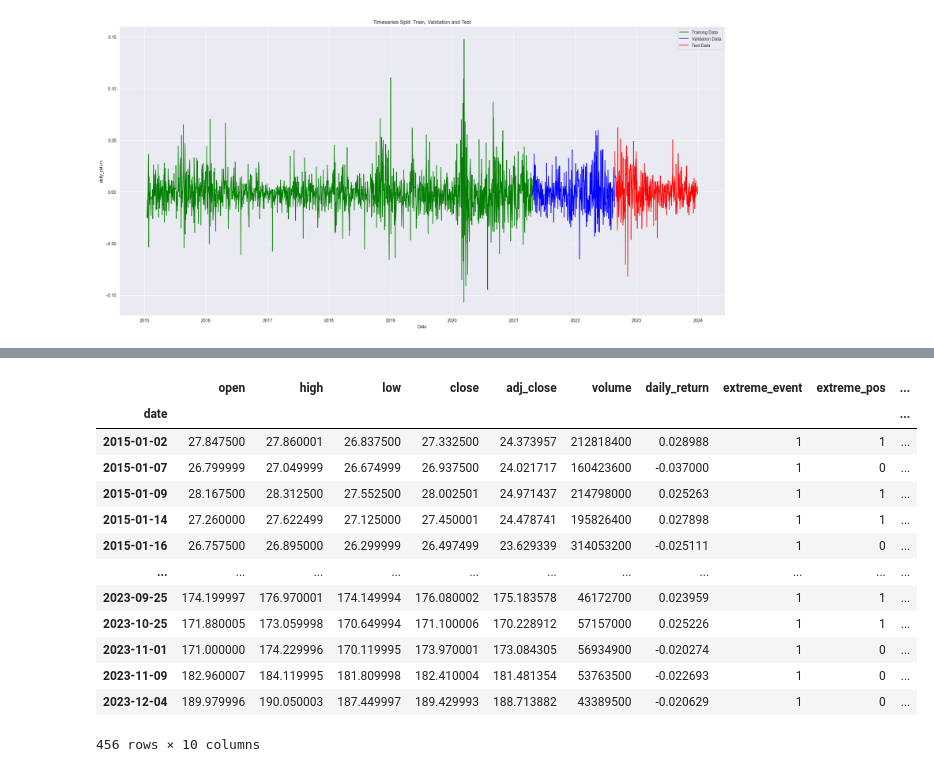
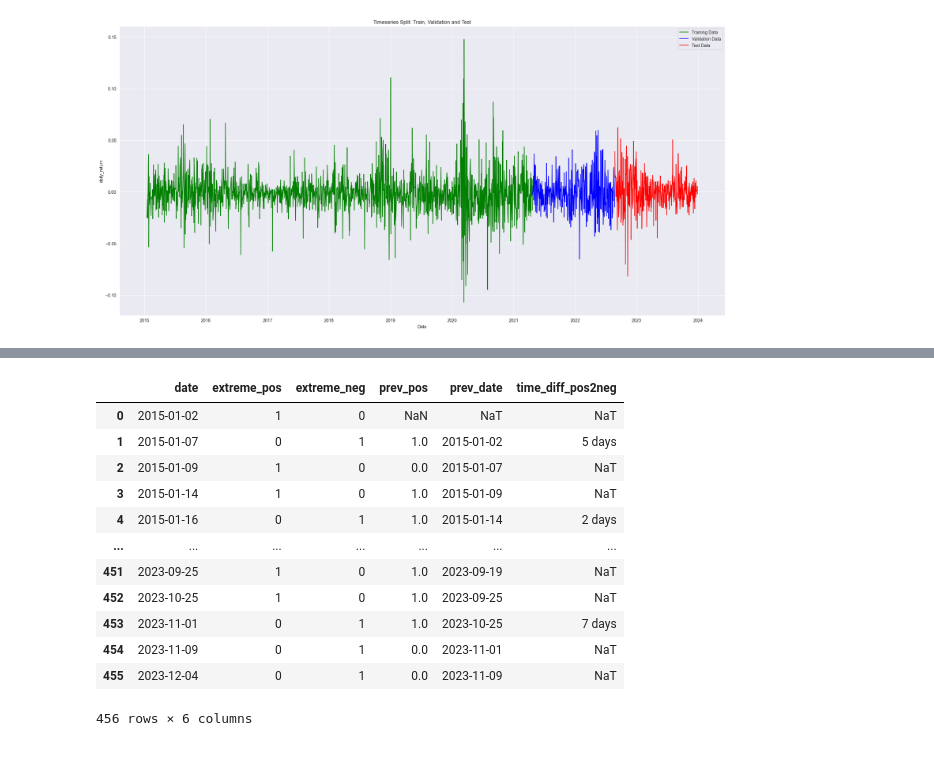
Before and after one commit to agerom/aic2_assignment, a Jupyter notebook: eda.ipynb, the cells around one changed output, grey strips where cells are left out. Drawn from its saved outputs; the diff is of its cells as text; code cells hidden in the pictures.

```diff
--- a/eda.ipynb
+++ b/eda.ipynb
@@ -470,6 +501,19 @@ mean_error 1 days 02:46:44.022346718
 # %%
-final_input_data[final_input_data['extreme_event']==1]
 #A) keep only rows extreme_pos-> extreme_neg
-
-#B) keep only rows extreme_neg -> extreme_pos
+df = final_input_data[final_input_data['extreme_event']==1][['extreme_pos','extreme_neg']]
+# Ensure the data is sorted by Date to calculate time differences correctly
+df.sort_index(inplace=True)
+df.reset_index(inplace=True)
+# Shift the Pos and Neg columns to compare consecutive rows
+df['prev_pos']  = df['extreme_pos'].shift(1)
+df['prev_date'] =df['date'].shift(1)
+#Identify rows where `Pos` changes to `Neg` (Pos was True, Neg is now True)
+pos_to_neg_mask = (df['prev_pos'] == True) & (df['extreme_neg'] == True)
+# Calculate the time difference for rows matching the mask
+df['time_diff_pos2neg'] = df['date'] - df['prev_date']
+df['time_diff_pos2neg'] = df['time_diff_pos2neg'].where(pos_to_neg_mask)
+print("mean",df['time_diff_pos2neg'].mean())
+print("std",df['time_diff_pos2neg'].std())
+print("mean_error",df['time_diff_pos2neg'].std()/np.sqrt(df.shape[0]))
+df
 # %% [output]
@@ -476,14 +523,13 @@ final_input_data[final_input_data['extreme_event']==1]
-|  | open | high | low | close | adj_close | volume | daily_return | extreme_event | extreme_pos | ... |
-| date |  |  |  |  |  |  |  |  |  | ... |
-| 2015-01-02 | 27.847500 | 27.860001 | 26.837500 | 27.332500 | 24.373957 | 212818400 | 0.028988 | 1 | 1 | ... |
-| 2015-01-07 | 26.799999 | 27.049999 | 26.674999 | 26.937500 | 24.021717 | 160423600 | -0.037000 | 1 | 0 | ... |
-| 2015-01-09 | 28.167500 | 28.312500 | 27.552500 | 28.002501 | 24.971437 | 214798000 | 0.025263 | 1 | 1 | ... |
-| 2015-01-14 | 27.260000 | 27.622499 | 27.125000 | 27.450001 | 24.478741 | 195826400 | 0.027898 | 1 | 1 | ... |
-| 2015-01-16 | 26.757500 | 26.895000 | 26.299999 | 26.497499 | 23.629339 | 314053200 | -0.025111 | 1 | 0 | ... |
-| ... | ... | ... | ... | ... | ... | ... | ... | ... | ... | ... |
-| 2023-09-25 | 174.199997 | 176.970001 | 174.149994 | 176.080002 | 175.183578 | 46172700 | 0.023959 | 1 | 1 | ... |
-| 2023-10-25 | 171.880005 | 173.059998 | 170.649994 | 171.100006 | 170.228912 | 57157000 | 0.025226 | 1 | 1 | ... |
-| 2023-11-01 | 171.000000 | 174.229996 | 170.119995 | 173.970001 | 173.084305 | 56934900 | -0.020274 | 1 | 0 | ... |
-| 2023-11-09 | 182.960007 | 184.119995 | 181.809998 | 182.410004 | 181.481354 | 53763500 | -0.022693 | 1 | 0 | ... |
-| 2023-12-04 | 189.979996 | 190.050003 | 187.449997 | 189.429993 | 188.713882 | 43389500 | -0.020629 | 1 | 0 | ... |
+|  | date | extreme_pos | extreme_neg | prev_pos | prev_date | time_diff_pos2neg |
+| 0 | 2015-01-02 | 1 | 0 | NaN | NaT | NaT |
+| 1 | 2015-01-07 | 0 | 1 | 1.0 | 2015-01-02 | 5 days |
+| 2 | 2015-01-09 | 1 | 0 | 0.0 | 2015-01-07 | NaT |
+| 3 | 2015-01-14 | 1 | 0 | 1.0 | 2015-01-09 | NaT |
+| 4 | 2015-01-16 | 0 | 1 | 1.0 | 2015-01-14 | 2 days |
+| ... | ... | ... | ... | ... | ... | ... |
+| 451 | 2023-09-25 | 1 | 0 | 1.0 | 2023-09-19 | NaT |
+| 452 | 2023-10-25 | 1 | 0 | 1.0 | 2023-09-25 | NaT |
+| 453 | 2023-11-01 | 0 | 1 | 1.0 | 2023-10-25 | 7 days |
+| 454 | 2023-11-09 | 0 | 1 | 0.0 | 2023-11-01 | NaT |
+| 455 | 2023-12-04 | 0 | 1 | 0.0 | 2023-11-09 | NaT |
-456 rows × 10 columns
+456 rows × 6 columns
```
Also changed, not shown: parts of 12 cells of this notebook, 1 other file.
